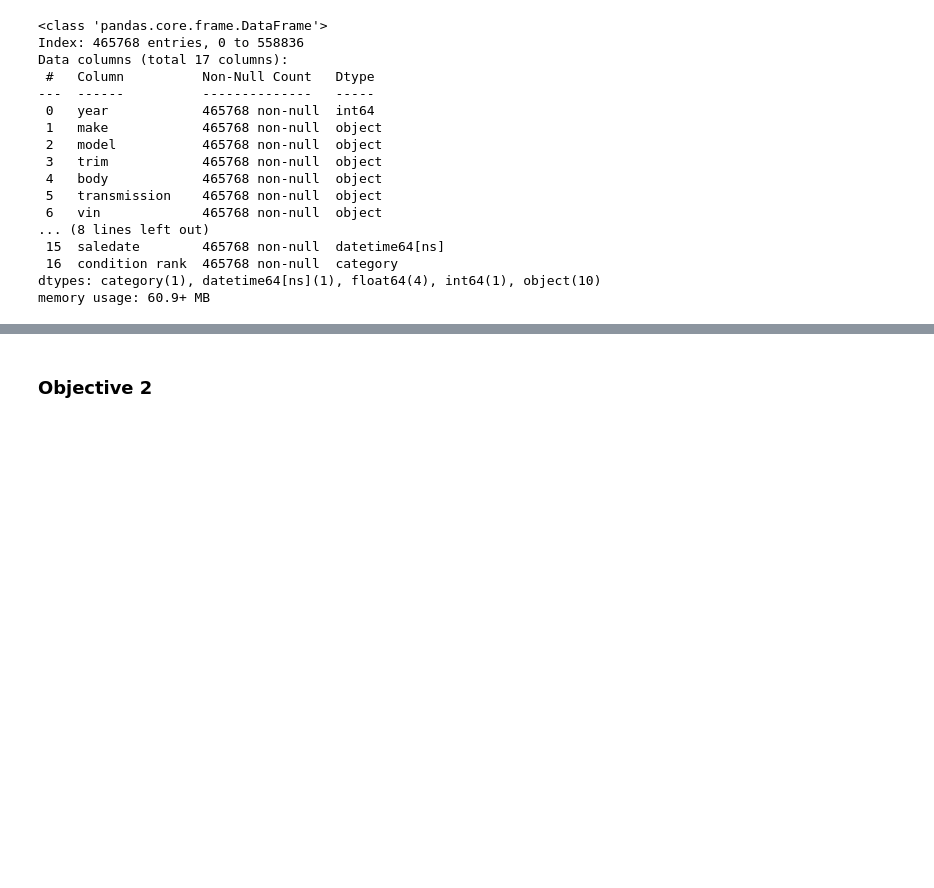
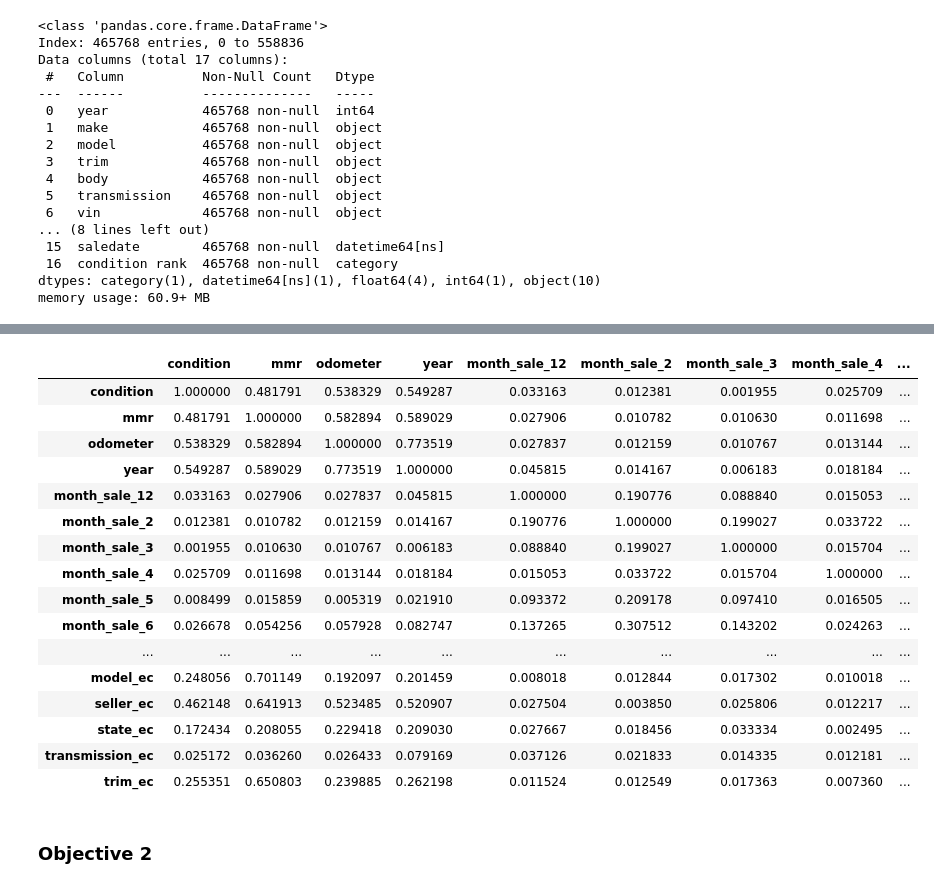
Before and after one commit to R3Z4P4HL3V1/UsedCarAnalysis, a Jupyter notebook: index.ipynb, the cells around one changed output, grey strips where cells are left out. Saved outputs shown, nothing was run; the diff lists cells and outputs as text; code cells hidden in the pictures; blank space fills up the shorter version.

```diff
--- a/index.ipynb
+++ b/index.ipynb
@@ -381,15 +454,8 @@ def target_mean_encoding_kfold(df, categorical_col, target_col, n_splits=10000):
 df_kfcv_tme = df_obj_1.copy()
 
 # apply target mean encoding with k-fold cross-validation
-df_kfcv_tme['make_ec'] = target_mean_encoding_kfold(df_kfcv_tme, 'make', 'sellingprice', n_splits=10000)
-df_kfcv_tme['model_ec'] = target_mean_encoding_kfold(df_kfcv_tme, 'model', 'sellingprice', n_splits=10000)
-df_kfcv_tme['trim_ec'] = target_mean_encoding_kfold(df_kfcv_tme, 'trim', 'sellingprice', n_splits=10000)
-df_kfcv_tme['body_ec'] = target_mean_encoding_kfold(df_kfcv_tme, 'body', 'sellingprice', n_splits=10000)
-df_kfcv_tme['transmission_ec'] = target_mean_encoding_kfold(df_kfcv_tme, 'transmission', 'sellingprice', n_splits=10000)
-df_kfcv_tme['state_ec'] = target_mean_encoding_kfold(df_kfcv_tme, 'state', 'sellingprice', n_splits=10000)
-df_kfcv_tme['color_ec'] = target_mean_encoding_kfold(df_kfcv_tme, 'color', 'sellingprice', n_splits=10000)
-df_kfcv_tme['interior_ec'] = target_mean_encoding_kfold(df_kfcv_tme, 'interior', 'sellingprice', n_splits=10000)
-df_kfcv_tme['seller_ec'] = target_mean_encoding_kfold(df_kfcv_tme, 'seller', 'sellingprice', n_splits=10000)
+df_kfcv_tme['make_ec'] = target_mean_encoding_kfold(df_kfcv_tme, 'make', 'sellingprice', n_splits=10)
+
 
 df_kfcv_tme.head()
 # %% [output]
@@ -396,0 +468,9 @@ KeyboardInterrupt:
+# %%
+df_kfcv_tme['model_ec'] = target_mean_encoding_kfold(df_kfcv_tme, 'model', 'sellingprice', n_splits=10)
+df_kfcv_tme['trim_ec'] = target_mean_encoding_kfold(df_kfcv_tme, 'trim', 'sellingprice', n_splits=10)
+df_kfcv_tme['body_ec'] = target_mean_encoding_kfold(df_kfcv_tme, 'body', 'sellingprice', n_splits=10)
+df_kfcv_tme['transmission_ec'] = target_mean_encoding_kfold(df_kfcv_tme, 'transmission', 'sellingprice', n_splits=10)
+df_kfcv_tme['state_ec'] = target_mean_encoding_kfold(df_kfcv_tme, 'state', 'sellingprice', n_splits=10)
+df_kfcv_tme['color_ec'] = target_mean_encoding_kfold(df_kfcv_tme, 'color', 'sellingprice', n_splits=10)
+df_kfcv_tme['interior_ec'] = target_mean_encoding_kfold(df_kfcv_tme, 'interior', 'sellingprice', n_splits=10)
+df_kfcv_tme['seller_ec'] = target_mean_encoding_kfold(df_kfcv_tme, 'seller', 'sellingprice', n_splits=10)
@@ -396,0 +486,12 @@ KeyboardInterrupt:
+# %%
+# memisahkan data dependen dengan independen
+independent = df_kfcv_tme[df_kfcv_tme.columns.difference(['vin','make', 'model', 'trim', 'body', 'transmission', 'state', 'color', 'interior', 'condition rank', 'seller','sellingprice'])]
+
+independent_a = independent.loc[:,['condition', 'mmr', 'odometer', 'year']]
+independent_b = independent.iloc[:,7:14]
+c_column = [col for col in independent.columns if col not in independent_a.columns and col not in independent_b.columns]
+independent_c = independent[c_column]
+
+dependen = pd.DataFrame(df_kfcv_tme['sellingprice'])
+# %%
+X = pd.concat([independent_a,independent_b,independent_c], axis=1)
@@ -396,0 +514,21 @@ KeyboardInterrupt:
+# %%
+corrtest1 = X.corr().abs()
+corrtest1
+# %% [output]
+|  | condition | mmr | odometer | year | month_sale_12 | month_sale_2 | month_sale_3 | month_sale_4 | ... |
+| condition | 1.000000 | 0.481791 | 0.538329 | 0.549287 | 0.033163 | 0.012381 | 0.001955 | 0.025709 | ... |
+| mmr | 0.481791 | 1.000000 | 0.582894 | 0.589029 | 0.027906 | 0.010782 | 0.010630 | 0.011698 | ... |
+| odometer | 0.538329 | 0.582894 | 1.000000 | 0.773519 | 0.027837 | 0.012159 | 0.010767 | 0.013144 | ... |
+| year | 0.549287 | 0.589029 | 0.773519 | 1.000000 | 0.045815 | 0.014167 | 0.006183 | 0.018184 | ... |
+| month_sale_12 | 0.033163 | 0.027906 | 0.027837 | 0.045815 | 1.000000 | 0.190776 | 0.088840 | 0.015053 | ... |
+| month_sale_2 | 0.012381 | 0.010782 | 0.012159 | 0.014167 | 0.190776 | 1.000000 | 0.199027 | 0.033722 | ... |
+| month_sale_3 | 0.001955 | 0.010630 | 0.010767 | 0.006183 | 0.088840 | 0.199027 | 1.000000 | 0.015704 | ... |
+| month_sale_4 | 0.025709 | 0.011698 | 0.013144 | 0.018184 | 0.015053 | 0.033722 | 0.015704 | 1.000000 | ... |
+| month_sale_5 | 0.008499 | 0.015859 | 0.005319 | 0.021910 | 0.093372 | 0.209178 | 0.097410 | 0.016505 | ... |
+| month_sale_6 | 0.026678 | 0.054256 | 0.057928 | 0.082747 | 0.137265 | 0.307512 | 0.143202 | 0.024263 | ... |
+| ... | ... | ... | ... | ... | ... | ... | ... | ... | ... |
+| model_ec | 0.248056 | 0.701149 | 0.192097 | 0.201459 | 0.008018 | 0.012844 | 0.017302 | 0.010018 | ... |
+| seller_ec | 0.462148 | 0.641913 | 0.523485 | 0.520907 | 0.027504 | 0.003850 | 0.025806 | 0.012217 | ... |
+| state_ec | 0.172434 | 0.208055 | 0.229418 | 0.209030 | 0.027667 | 0.018456 | 0.033334 | 0.002495 | ... |
+| transmission_ec | 0.025172 | 0.036260 | 0.026433 | 0.079169 | 0.037126 | 0.021833 | 0.014335 | 0.012181 | ... |
+| trim_ec | 0.255351 | 0.650803 | 0.239885 | 0.262198 | 0.011524 | 0.012549 | 0.017363 | 0.007360 | ... |
```
Also changed, not shown: parts of 22 cells of this notebook.
